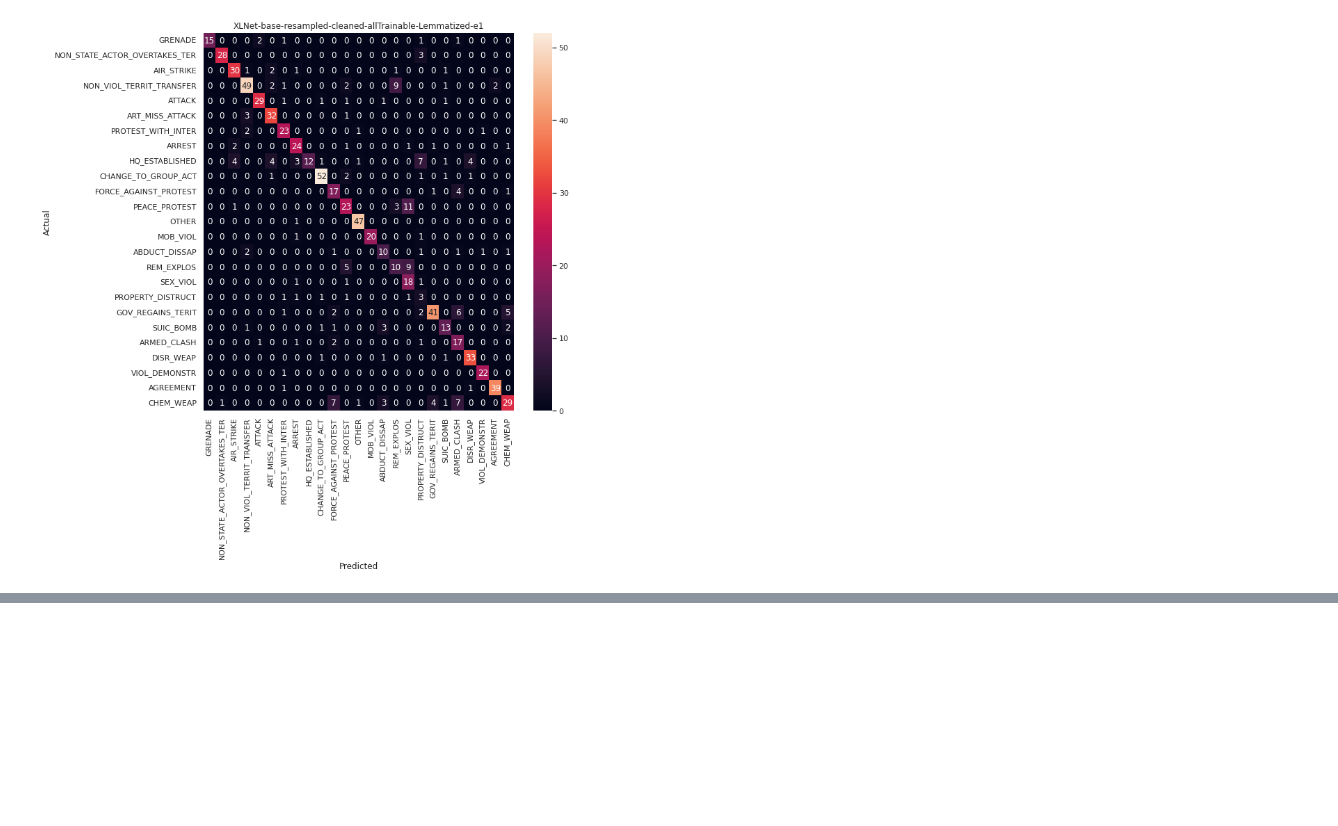
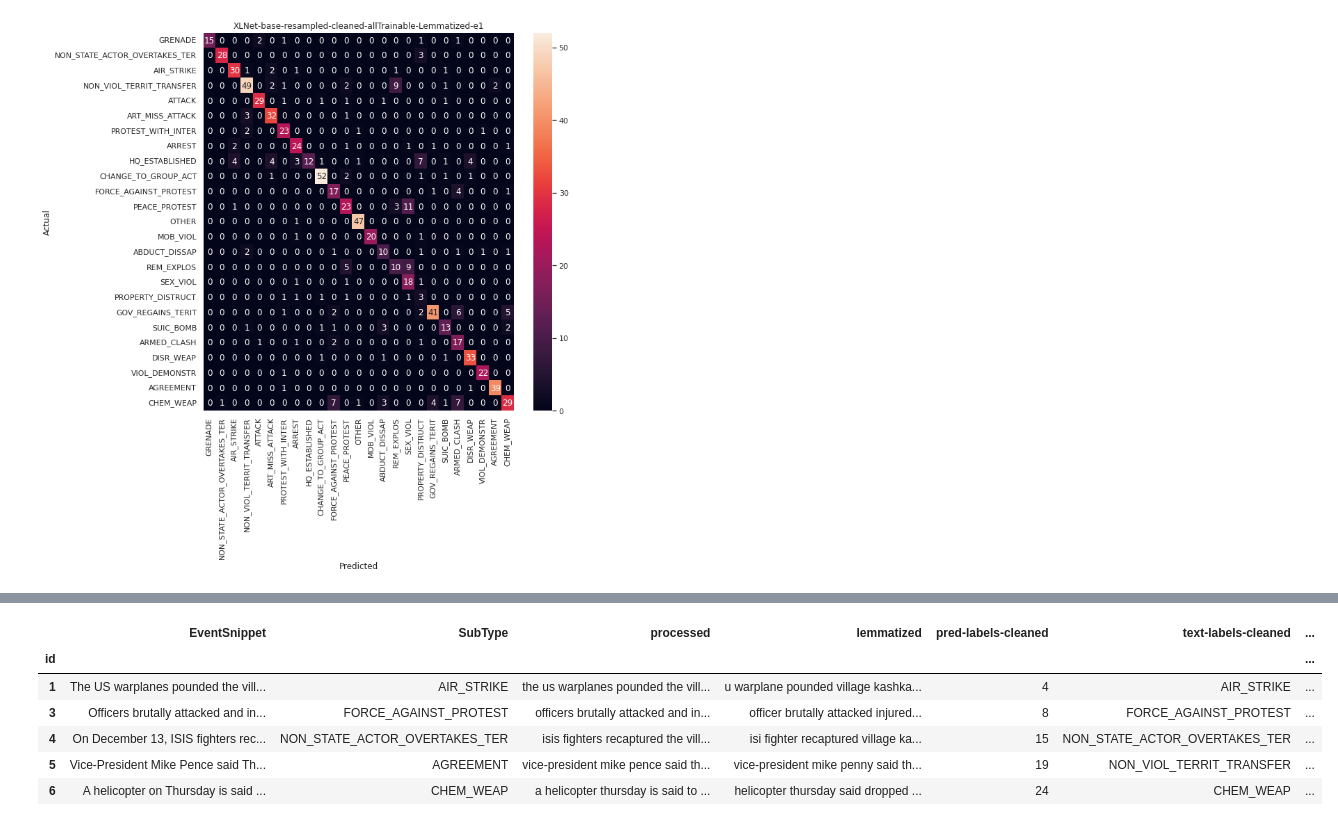
Before and after one commit to kartickgupta/multilabel-news-classification, a Jupyter notebook: XLNet_base_resampled_cleaned_A1.ipynb, the cells around one changed output, grey strips where cells are left out. Saved outputs shown, nothing was run; the diff lists cells and outputs as text; code cells hidden in the pictures; blank space fills up the shorter version.

```diff
--- a/XLNet_base_resampled_cleaned_A1.ipynb
+++ b/XLNet_base_resampled_cleaned_A1.ipynb
@@ -1162,0 +1311,10 @@ plt.show()
+# %%
+test_file.head()
+# %% [output]
+|  | EventSnippet | SubType | processed | lemmatized | pred-labels-cleaned | text-labels-cleaned | ... |
+| id |  |  |  |  |  |  | ... |
+| 1 | The US warplanes pounded the vill... | AIR_STRIKE | the us warplanes pounded the vill... | u warplane pounded village kashka... | 4 | AIR_STRIKE | ... |
+| 3 | Officers brutally attacked and in... | FORCE_AGAINST_PROTEST | officers brutally attacked and in... | officer brutally attacked injured... | 8 | FORCE_AGAINST_PROTEST | ... |
+| 4 | On December 13, ISIS fighters rec... | NON_STATE_ACTOR_OVERTAKES_TER | isis fighters recaptured the vill... | isi fighter recaptured village ka... | 15 | NON_STATE_ACTOR_OVERTAKES_TER | ... |
+| 5 | Vice-President Mike Pence said Th... | AGREEMENT | vice-president mike pence said th... | vice-president mike penny said th... | 19 | NON_VIOL_TERRIT_TRANSFER | ... |
+| 6 | A helicopter on Thursday is said ... | CHEM_WEAP | a helicopter thursday is said to ... | helicopter thursday said dropped ... | 24 | CHEM_WEAP | ... |
```
Also changed, not shown: parts of 28 cells of this notebook.
